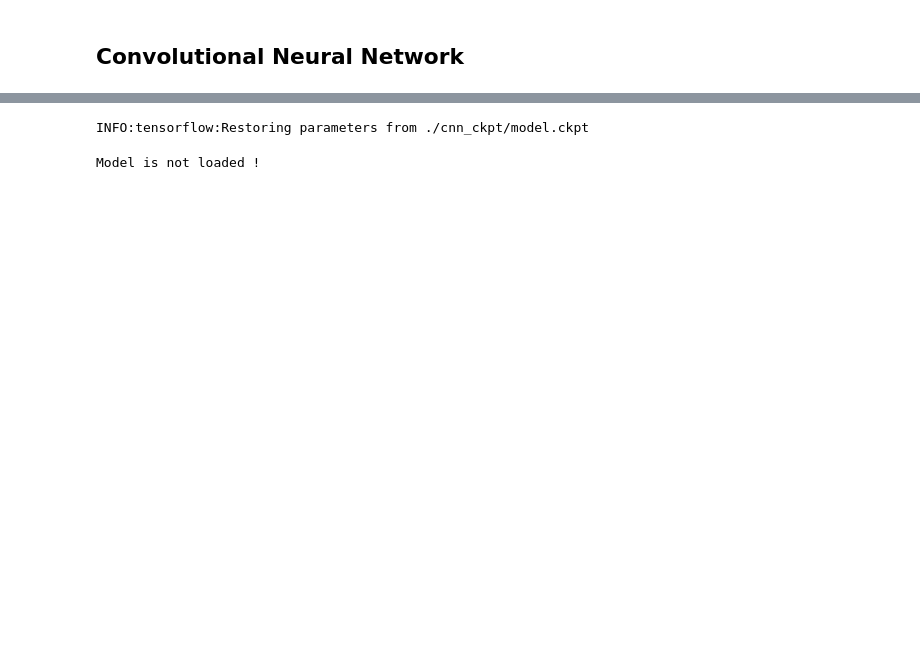
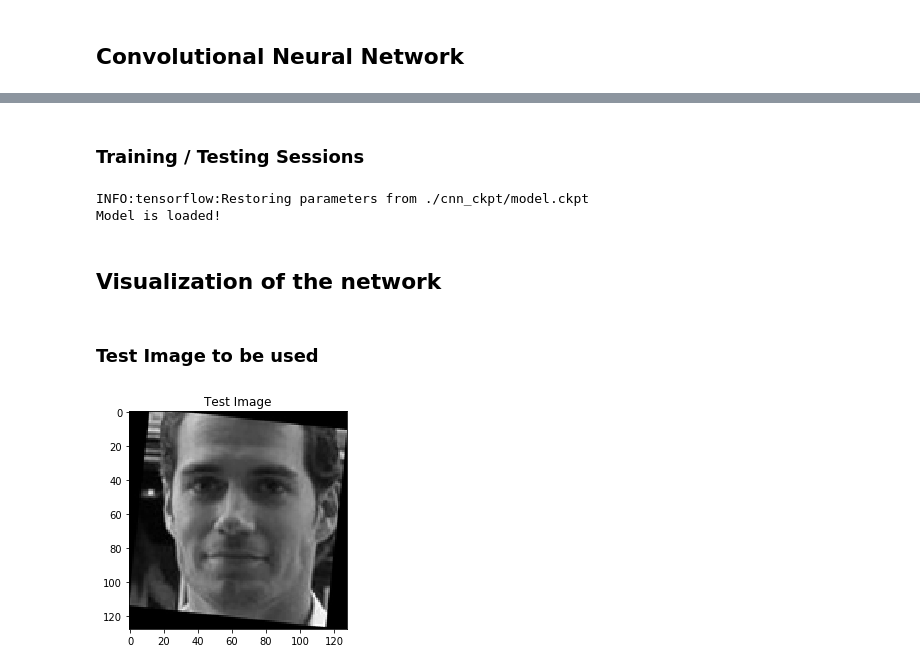
Before and after one commit to Ugenteraan/Visualizing-CNN, a Jupyter notebook: Deep-CNN.ipynb, the cells around one changed output, grey strips where cells are left out. Cells and saved outputs as stored; diff of their text form; code cells hidden in the pictures; blank space fills up the shorter version.

Commit message:
visualization

```diff
--- a/Deep-CNN.ipynb
+++ b/Deep-CNN.ipynb
@@ -200,3 +194,5 @@ print(total_parameters)
+# %% [markdown]
+### Training / Testing Sessions
 # %%
 sess = tf.InteractiveSession()
 sess.run(tf.global_variables_initializer())
@@ -218,6 +214,8 @@ total_images = images.shape[0] #total number of training images
 total_test_images = test_images.shape[0] #total number of testing images
 
 best_accuracy = 0
+
+graph = tf.get_default_graph()
 
 for epoch_iter in range(epoch):
 
@@ -273,4 +271,6 @@ for epoch_iter in range(epoch):
         best_accuracy = test_total_accuracy/test_counter
 # %% [output]
 INFO:tensorflow:Restoring parameters from ./cnn_ckpt/model.ckpt
+Model is loaded!
-Model is not loaded !
+# %% [markdown]
+## Visualization of the network
@@ -276,0 +322,9 @@ Model is not loaded !
+# %% [markdown]
+### Test Image to be used
+# %%
+test_image = np.reshape(test_images[2], (1,height,width,1))
+plt.imshow(test_image[0,:,:,0], cmap='gray')
+plt.title("Test Image")
+plt.show()
+# %% [output]
+[figure, added]
```
Also changed, not shown: parts of 25 cells of this notebook, 1 other file.
